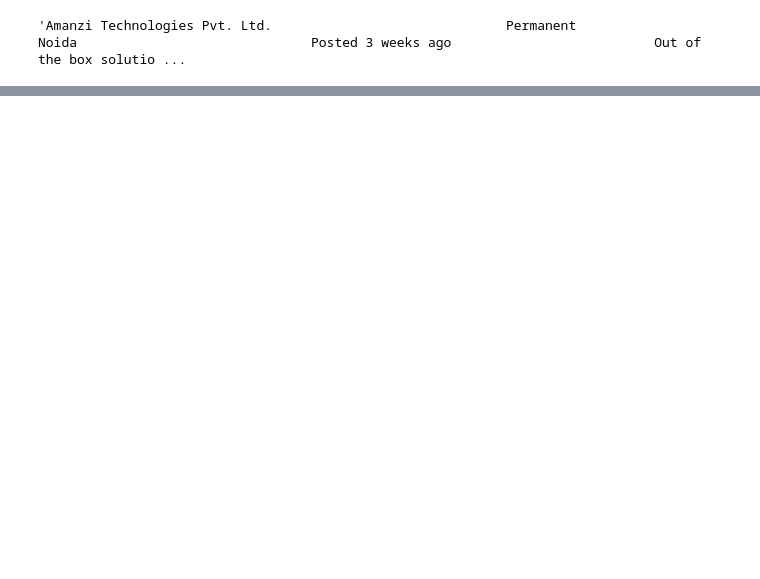
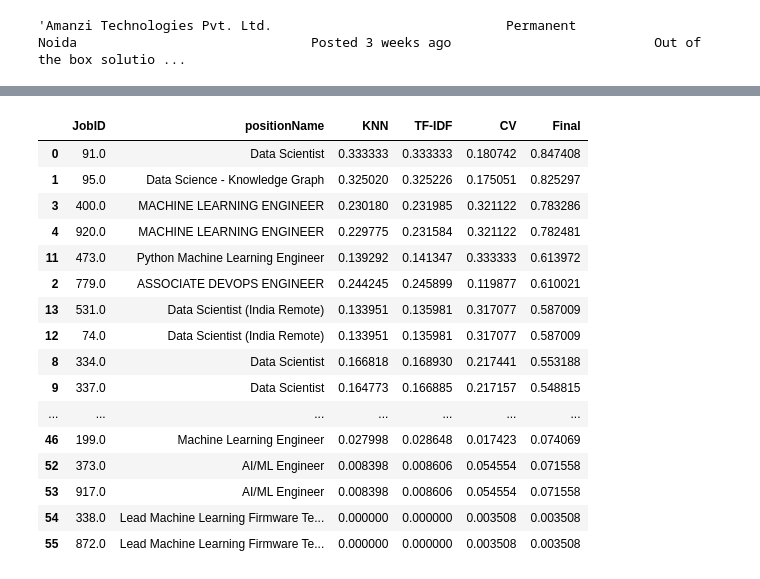
Before and after one commit to RakshitKhajuria/Job-Recomendation, a Jupyter notebook: main.ipynb, the cells around one changed output, grey strips where cells are left out. Saved outputs shown, nothing was run; the diff lists cells and outputs as text; code cells hidden in the pictures; blank space fills up the shorter version.

```diff
--- a/main.ipynb
+++ b/main.ipynb
@@ -296 +303,6 @@ output2
  ...]
+# %%
+top = sorted(range(len(output2)), key=lambda i: output2[i], reverse=True)[:100]
+list_scores = [output2[i][0][0] for i in top]
+TF=get_recommendation(top,df, list_scores)
+TF
@@ -400,8 +431,8 @@ from sklearn.neighbors import NearestNeighbors
 def KNN(scraped_data, cv):
     tfidf_vectorizer = TfidfVectorizer(stop_words='english')
 
-    n_neighbors = 100
-    KNN = NearestNeighbors(n_neighbors, p=2)
+
+    KNN = NearestNeighbors(n_neighbors=100,p=2)
     KNN.fit(tfidf_vectorizer.fit_transform(scraped_data))
 #     NNs = KNN.kneighbors(tfidf_vectorizer.transform(cv), return_distance=True)
     NNs = KNN.kneighbors(tfidf_vectorizer.transform(cv))
@@ -417,0 +482,11 @@ TypeError: __init__() takes 1 positional argument but 2 positional arguments (an
+# %%
+merge1 = knn[['JobID','positionName', 'score']].merge(TF[['JobID','score']], on= "JobID")
+# %%
+# merge1 = knn[['JobID','title', 'score']].merge(TF[['JobID','score']], on= "JobID")
+# final = merge1.merge(cv[['JobID','score']], on = "JobID")
+# final = final.rename(columns={"score_x": "KNN", "score_y": "TF-IDF","score": "CV"})
+# final.head()a
+
+final = merge1.merge(cv[['JobID','score']], on = "JobID")
+final = final.rename(columns={"score_x": "KNN", "score_y": "TF-IDF","score": "CV"})
+final.head()
@@ -417,0 +520,30 @@ TypeError: __init__() takes 1 positional argument but 2 positional arguments (an
+# %%
+# Scale it
+from sklearn.preprocessing import MinMaxScaler
+slr = MinMaxScaler()
+final[["KNN", "TF-IDF", 'CV']] = slr.fit_transform(final[["KNN", "TF-IDF", 'CV']])
+
+# Multiply by weights
+final['KNN'] = (1-final['KNN'])/3
+final['TF-IDF'] = final['TF-IDF']/3
+final['CV'] = final['CV']/3
+final['Final'] = final['KNN']+final['TF-IDF']+final['CV']
+final.sort_values(by="Final", ascending=False)
+# %% [output]
+|  | JobID | positionName | KNN | TF-IDF | CV | Final |
+| 0 | 91.0 | Data Scientist | 0.333333 | 0.333333 | 0.180742 | 0.847408 |
+| 1 | 95.0 | Data Science - Knowledge Graph | 0.325020 | 0.325226 | 0.175051 | 0.825297 |
+| 3 | 400.0 | MACHINE LEARNING ENGINEER | 0.230180 | 0.231985 | 0.321122 | 0.783286 |
+| 4 | 920.0 | MACHINE LEARNING ENGINEER | 0.229775 | 0.231584 | 0.321122 | 0.782481 |
+| 11 | 473.0 | Python Machine Learning Engineer | 0.139292 | 0.141347 | 0.333333 | 0.613972 |
+| 2 | 779.0 | ASSOCIATE DEVOPS ENGINEER | 0.244245 | 0.245899 | 0.119877 | 0.610021 |
+| 13 | 531.0 | Data Scientist (India Remote) | 0.133951 | 0.135981 | 0.317077 | 0.587009 |
+| 12 | 74.0 | Data Scientist (India Remote) | 0.133951 | 0.135981 | 0.317077 | 0.587009 |
+| 8 | 334.0 | Data Scientist | 0.166818 | 0.168930 | 0.217441 | 0.553188 |
+| 9 | 337.0 | Data Scientist | 0.164773 | 0.166885 | 0.217157 | 0.548815 |
+| ... | ... | ... | ... | ... | ... | ... |
+| 46 | 199.0 | Machine Learning Engineer | 0.027998 | 0.028648 | 0.017423 | 0.074069 |
+| 52 | 373.0 | AI/ML Engineer | 0.008398 | 0.008606 | 0.054554 | 0.071558 |
+| 53 | 917.0 | AI/ML Engineer | 0.008398 | 0.008606 | 0.054554 | 0.071558 |
+| 54 | 338.0 | Lead Machine Learning Firmware Te... | 0.000000 | 0.000000 | 0.003508 | 0.003508 |
+| 55 | 872.0 | Lead Machine Learning Firmware Te... | 0.000000 | 0.000000 | 0.003508 | 0.003508 |
```
Also changed, not shown: parts of 29 cells of this notebook, 3 other files.
